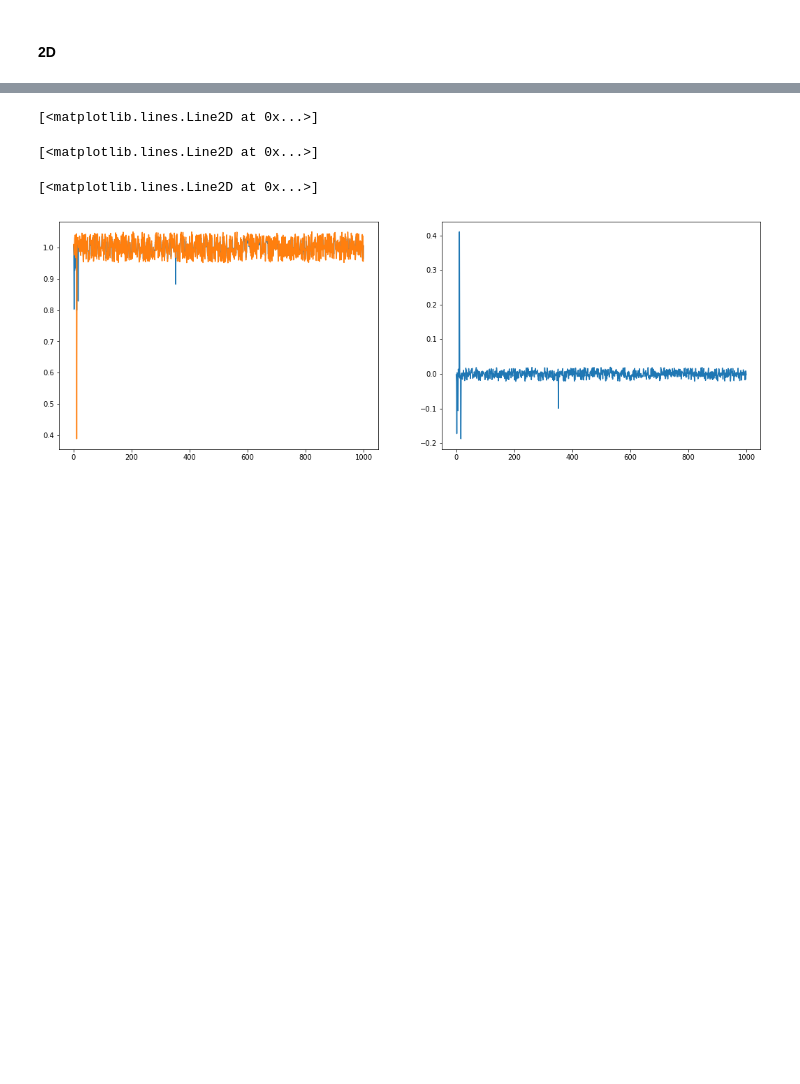
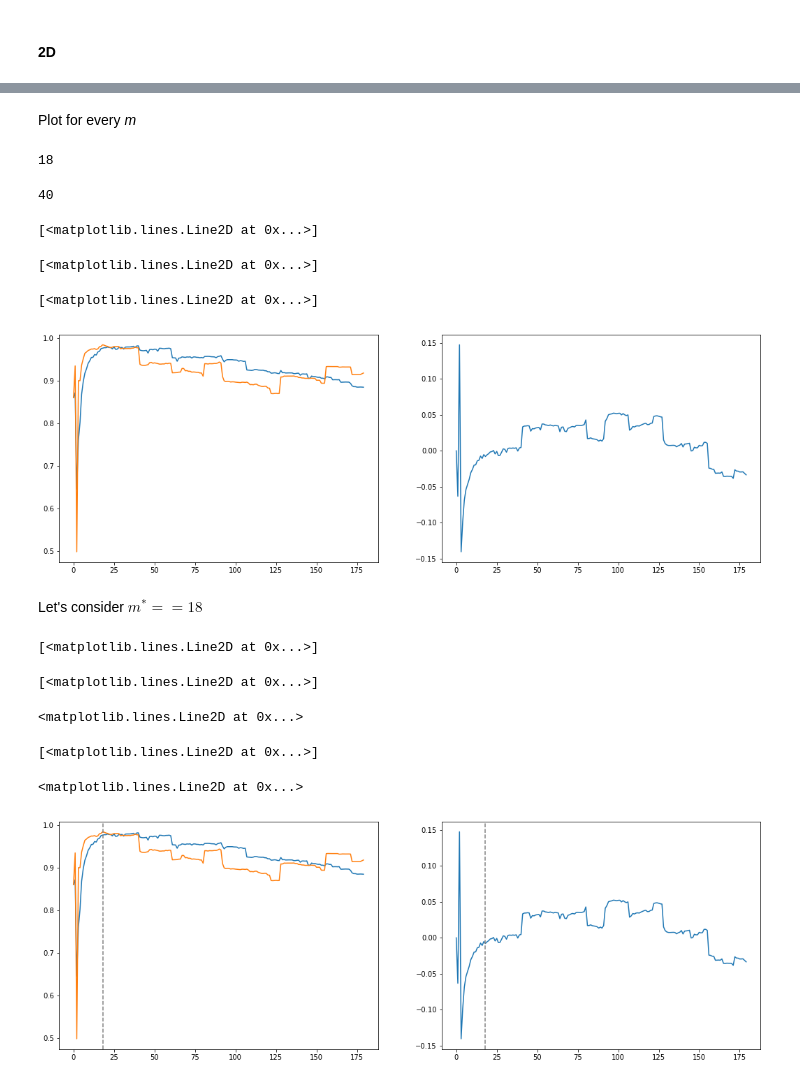
Before and after one commit to Intelligent-Systems-Phystech/ProjectSampleSize, a Jupyter notebook: TorchError.ipynb, the cells around one changed output, grey strips where cells are left out. Saved outputs shown, nothing was run; the diff lists cells and outputs as text; code cells hidden in the pictures; blank space fills up the shorter version.

Commit message:
error for m* with every m

```diff
--- a/TorchError.ipynb
+++ b/TorchError.ipynb
@@ -678,15 +842,51 @@ Epoch 0 - loss: 0.015831321943551302
 KeyboardInterrupt:
+# %% [markdown]
+Plot for every *m*
+# %%
+true_results[0][:, -1].argmax()
+# %% [output]
+18
+# %%
+net(Variable(torch.FloatTensor([np.hstack((x_input, sorted(vifs[0][-1])))]))).data.numpy()[0].argmax()
+# %% [output]
+40
 # %%
-fig = plt.figure(figsize=(18,6))
+fig = plt.figure(figsize=(18, 6))
 
 ax = fig.add_subplot(121)
-ax.plot(np.exp(-net(Variable(torch.FloatTensor([np.hstack((x_input, sorted(vifs[0])))]))).data.numpy()[0]))
-ax.plot(np.exp(-datasets[0].values[:,-2]))
+ax.plot(net(Variable(torch.FloatTensor([np.hstack((x_input, sorted(vifs[0][-1])))]))).data.numpy()[0])
+ax.plot(true_results[0][:, -1])
 
 ax = fig.add_subplot(122)
-ax.plot(np.exp(-net(Variable(torch.FloatTensor([np.hstack((x_input, sorted(vifs[0])))]))).data.numpy()[0]) - np.exp(-datasets[0].values[:,-2]))
+ax.plot(net(Variable(torch.FloatTensor([np.hstack(
+    (x_input, sorted(vifs[0][-1])))]))).data.numpy()[0] - true_results[0][:, -1])
 # %% [output]
 [<matplotlib.lines.Line2D at 0x...>]
 [<matplotlib.lines.Line2D at 0x...>]
 [<matplotlib.lines.Line2D at 0x...>]
-[figure, old version]
+[figure, new version]
+# %% [markdown]
+Let's consider $m^* == 18$
+# %%
+# m = 5
+
+fig = plt.figure(figsize=(18,6))
+
+vif = np.linalg.inv(datasets[0][:5].corr().values).diagonal()
+
+ax = fig.add_subplot(121)
+ax.plot(net(Variable(torch.FloatTensor([np.hstack((x_input, sorted(vif)))]))).data.numpy()[0])
+ax.plot(true_results[0][:, -1])
+plt.axvline(x=18, linestyle='--', color='grey')
+
+ax = fig.add_subplot(122)
+ax.plot(net(Variable(torch.FloatTensor([np.hstack(
+    (x_input, sorted(vif)))]))).data.numpy()[0] - true_results[0][:, -1])
+plt.axvline(x=18, linestyle='--', color='grey')
+# %% [output]
+[<matplotlib.lines.Line2D at 0x...>]
+[<matplotlib.lines.Line2D at 0x...>]
+<matplotlib.lines.Line2D at 0x...>
+[<matplotlib.lines.Line2D at 0x...>]
+<matplotlib.lines.Line2D at 0x...>
+[figure, added]
```
Also changed, not shown: parts of 32 cells of this notebook.
